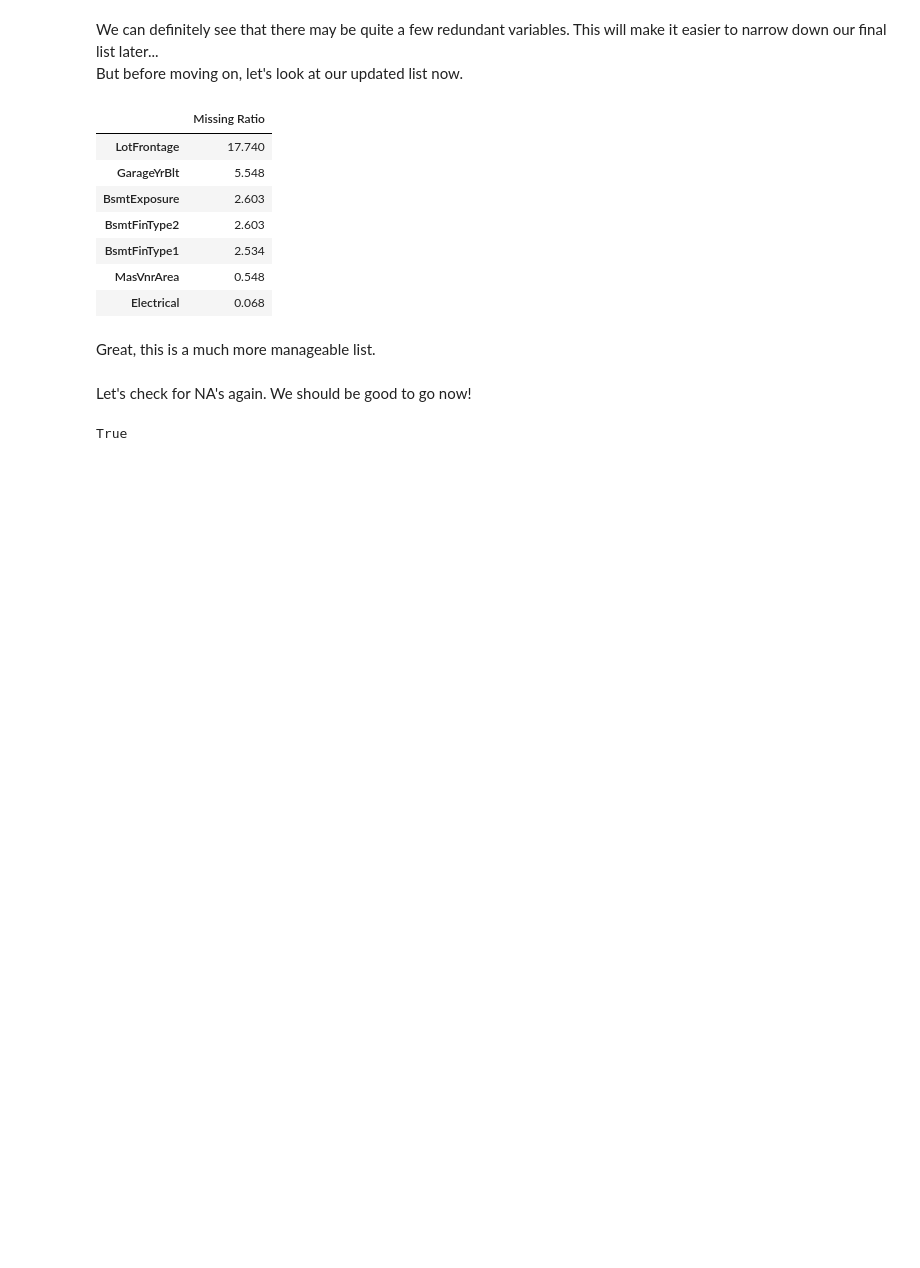
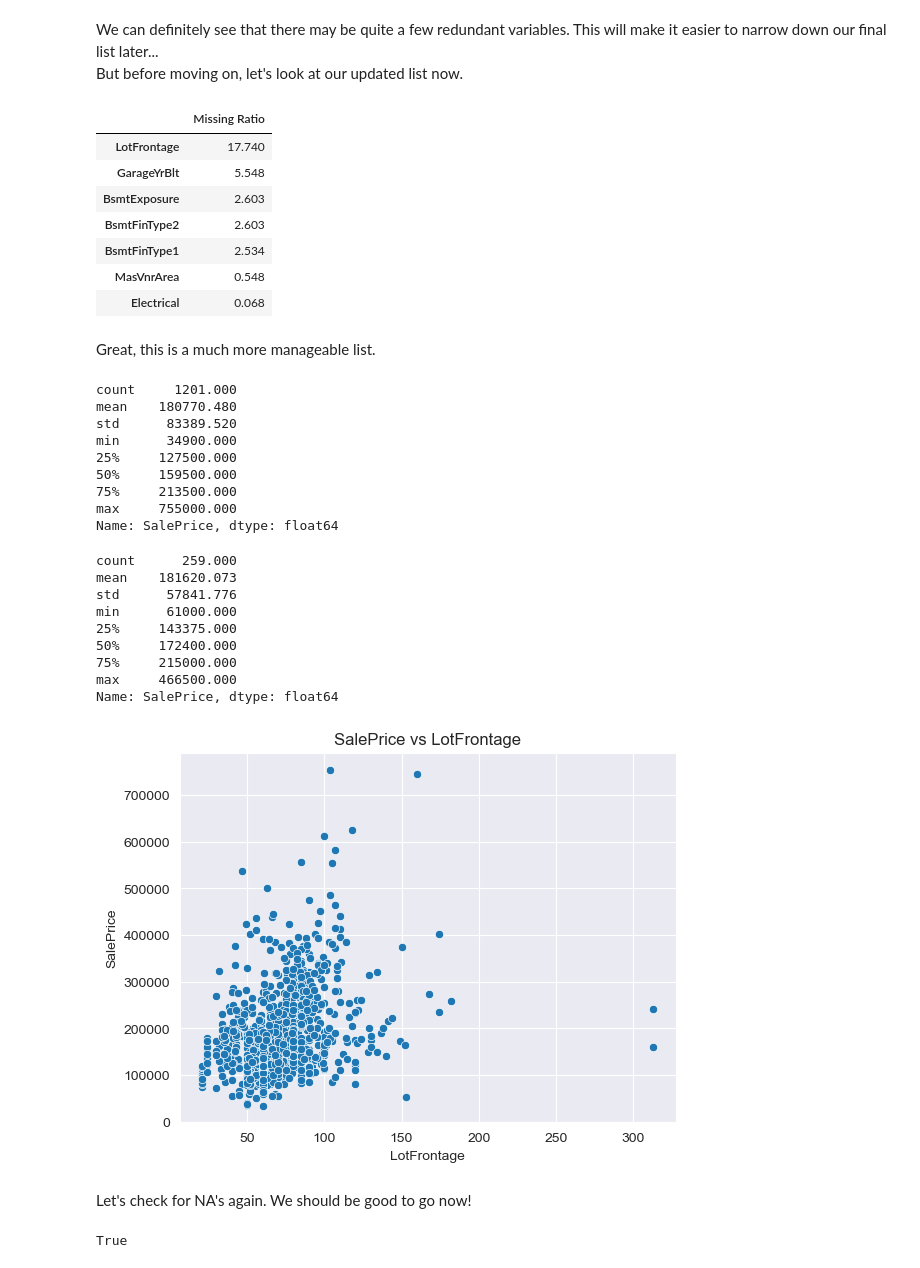
Before and after one commit to faupel15/Housing_Price_Prediction, a Jupyter notebook: Housing_Price_Prediction.ipynb, the cells around one changed output. Cells and saved outputs as stored; diff of their text form; code cells hidden in the pictures; blank space fills up the shorter version.

```diff
--- a/Housing_Price_Prediction.ipynb
+++ b/Housing_Price_Prediction.ipynb
@@ -620,4 +620,32 @@ missing_data
 | Electrical | 0.068 |
 # %% [markdown]
 Great, this is a much more manageable list.
+# %%
+# Looking at LotFrontage vs SalePrice
+sns.scatterplot(x='LotFrontage', y='SalePrice', data=houses)
+plt.title('SalePrice vs LotFrontage');
+
+# Check out the measurements of SalePrice with and without LotFrontage values
+display(houses[~houses['LotFrontage'].isna()]['SalePrice'].describe())
+display(houses[houses['LotFrontage'].isna()]['SalePrice'].describe())
+# %% [output]
+count     1201.000
+mean    180770.480
+std      83389.520
+min      34900.000
+25%     127500.000
+50%     159500.000
+75%     213500.000
+max     755000.000
+Name: SalePrice, dtype: float64
+count      259.000
+mean    181620.073
+std      57841.776
+min      61000.000
+25%     143375.000
+50%     172400.000
+75%     215000.000
+max     466500.000
+Name: SalePrice, dtype: float64
+[figure, added]
 # %%
```
Also changed, not shown: parts of 6 cells of this notebook.
